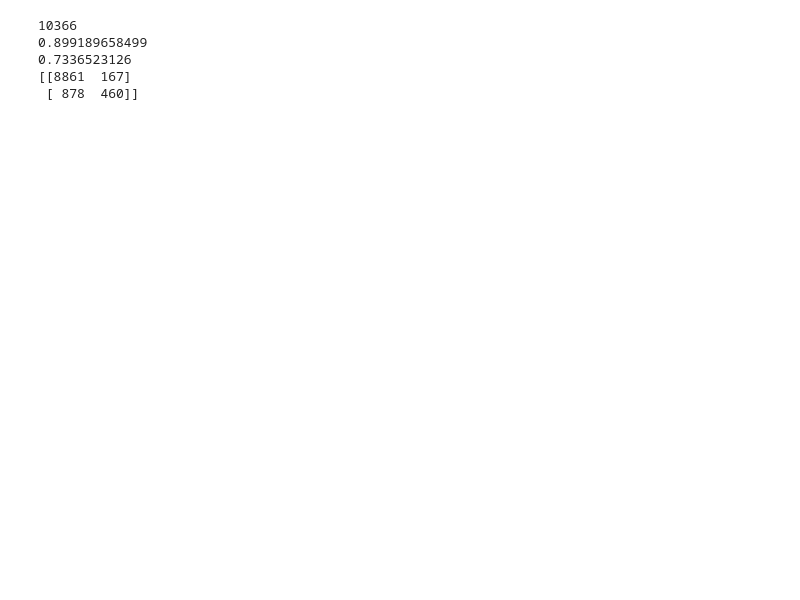
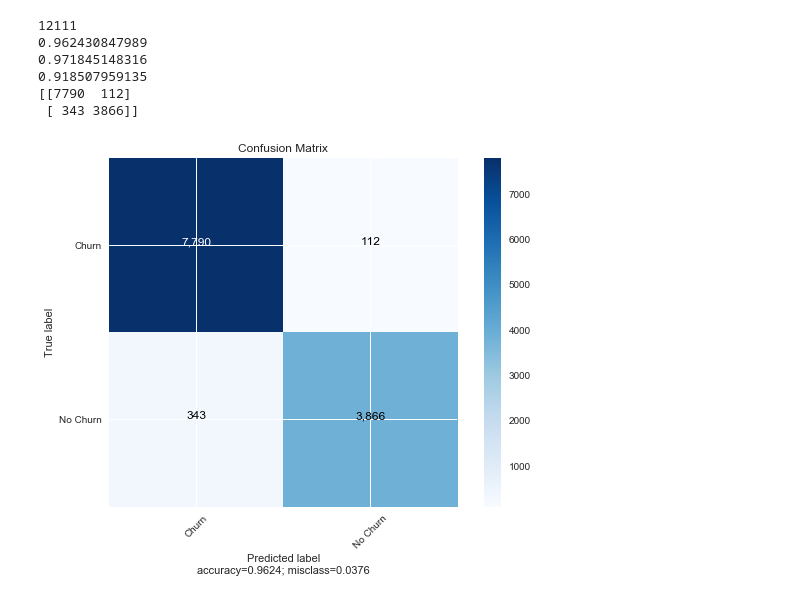
Before and after one commit to ckwong91/sharing-github, a Jupyter notebook: Amazon.ipynb, the cells around one changed output. Cells and saved outputs as stored; diff of their text form; code cells hidden in the pictures; blank space fills up the shorter version.

```diff
--- a/Amazon.ipynb
+++ b/Amazon.ipynb
@@ -730,5 +986,6 @@ The 'normed' kwarg was deprecated in Matplotlib 2.1 and will be removed in 3.1.
 # %%
-#training to see how well the factors allow us to explain churn
+#fit top 10 important features to see how well the factors allow us to explain churn
+
 X_train = varsel[list(importances_df['index'].values)]
 from sklearn.model_selection import train_test_split
 X_train,X_test,y_train,y_test = train_test_split(X_train,y_train ,test_size=0.3, random_state=0)
@@ -736,20 +993,30 @@ X_train,X_test,y_train,y_test = train_test_split(X_train,y_train ,test_size=0.3,
 rforest_checker = RandomForestClassifier(n_estimators = 30,
                               random_state = 2017,
                               oob_score = True,
-                              max_features = 126,
+                              max_features = 10,
                               min_samples_leaf = 8)
 
 rforest_checker.fit(X_train, y_train)
 
-from sklearn.metrics import accuracy_score,precision_score,confusion_matrix
+from sklearn.metrics import accuracy_score,precision_score,recall_score,confusion_matrix
 y_pred = rforest_checker.predict(X_test)
 print(len(X_test))
 print(accuracy_score(y_test,y_pred))
 print(precision_score(y_test,y_pred))
+print(recall_score(y_test,y_pred))
 print(confusion_matrix(y_test,y_pred))
 # %% [output]
-10366
-0.899189658499
-0.7336523126
-[[8861  167]
- [ 878  460]]
+12111
+0.962430847989
+0.971845148316
+0.918507959135
+[[7790  112]
+ [ 343 3866]]
+# %%
+plot_confusion_matrix(cm           = np.array([[ 7790, 112],
+                                              [  343,  3866]]),
+                      normalize    = False,
+                      target_names = ['Churn', 'No Churn'],
+                      title        = "Confusion Matrix")
+# %% [output]
+[figure, added]
```
Also changed, not shown: parts of 21 cells of this notebook.
